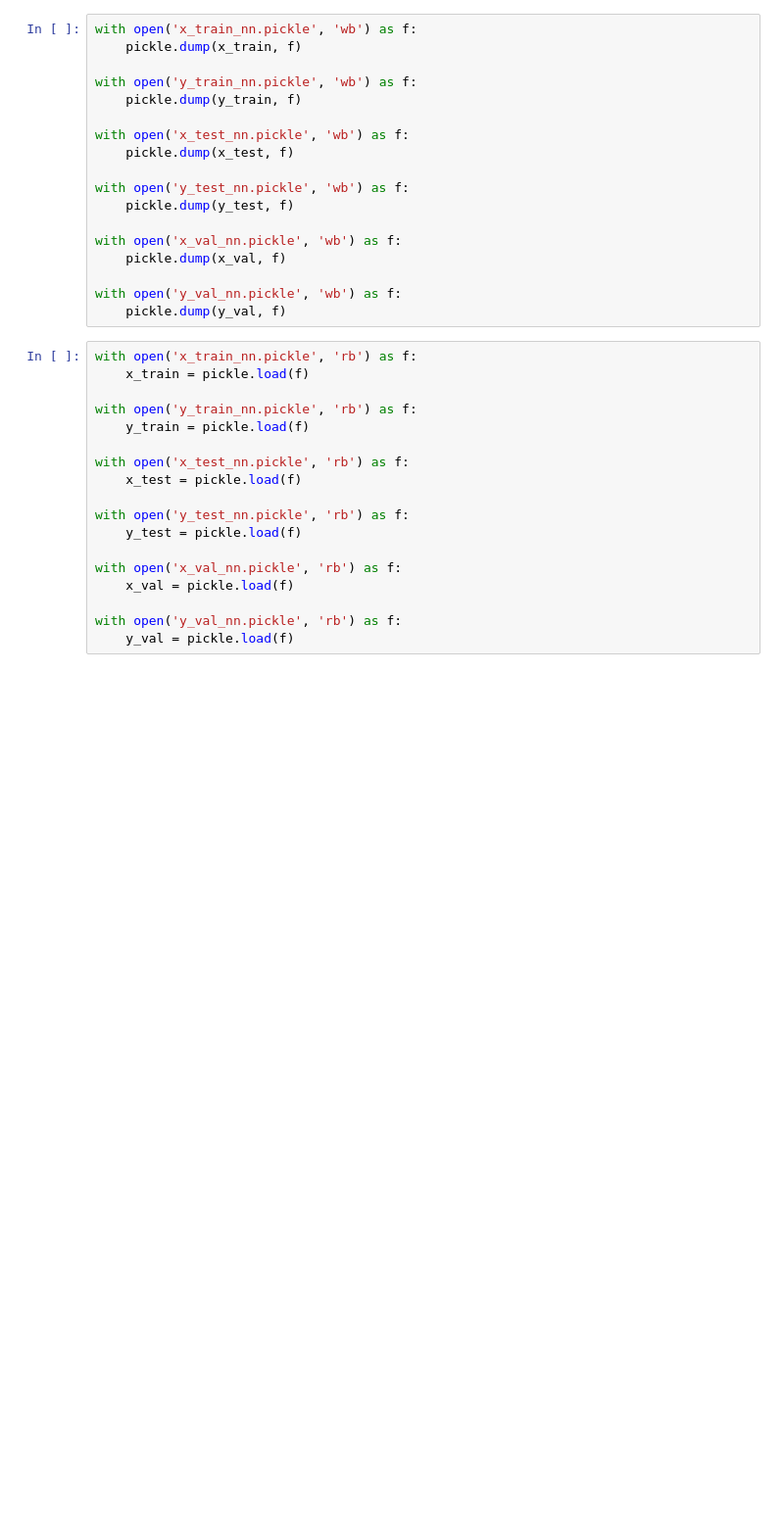
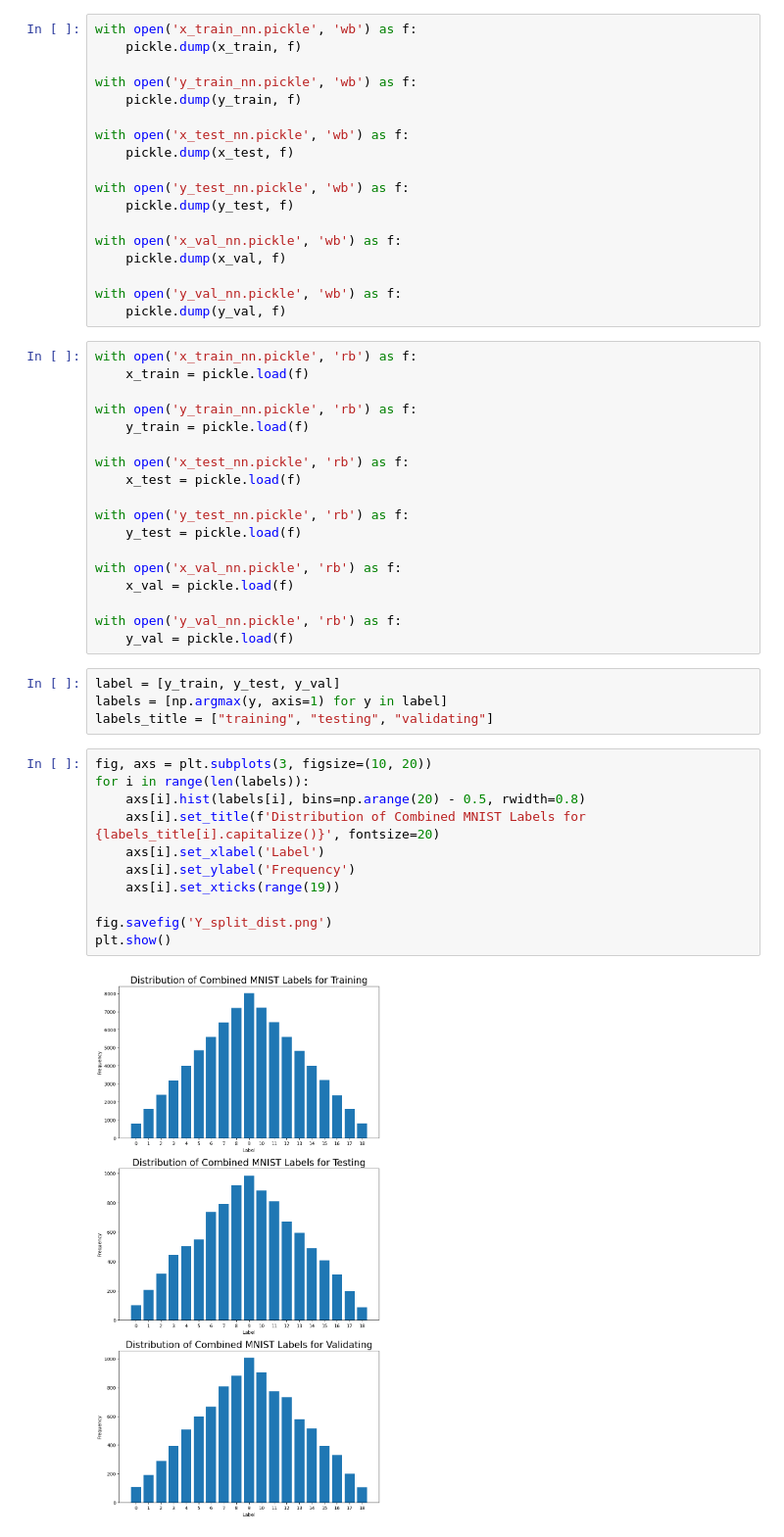
Before and after one commit to ljf441/mnist_add, a Jupyter notebook: pipeline.ipynb, the cells around one changed output. Shown: that part at 98% size. Cells and saved outputs as stored; diff of their text form; blank space fills up the shorter version.

```diff
--- a/pipeline.ipynb
+++ b/pipeline.ipynb
@@ -138,6 +208,23 @@ with open('x_val_nn.pickle', 'rb') as f:
 
 with open('y_val_nn.pickle', 'rb') as f:
     y_val = pickle.load(f)
+# %%
+label = [y_train, y_test, y_val]
+labels = [np.argmax(y, axis=1) for y in label]
+labels_title = ["training", "testing", "validating"]
+# %%
+fig, axs = plt.subplots(3, figsize=(10, 20))
+for i in range(len(labels)):
+    axs[i].hist(labels[i], bins=np.arange(20) - 0.5, rwidth=0.8)
+    axs[i].set_title(f'Distribution of Combined MNIST Labels for {labels_title[i].capitalize()}', fontsize=20)
+    axs[i].set_xlabel('Label')
+    axs[i].set_ylabel('Frequency')
+    axs[i].set_xticks(range(19))
+
+fig.savefig('Y_split_dist.png')
+plt.show()
+# %% [output]
+[figure, added]
 # %%
 for i in range(5):
     plt.imshow(x_train[i])
```
Also changed, not shown: parts of 25 cells of this notebook, 19 other files.
